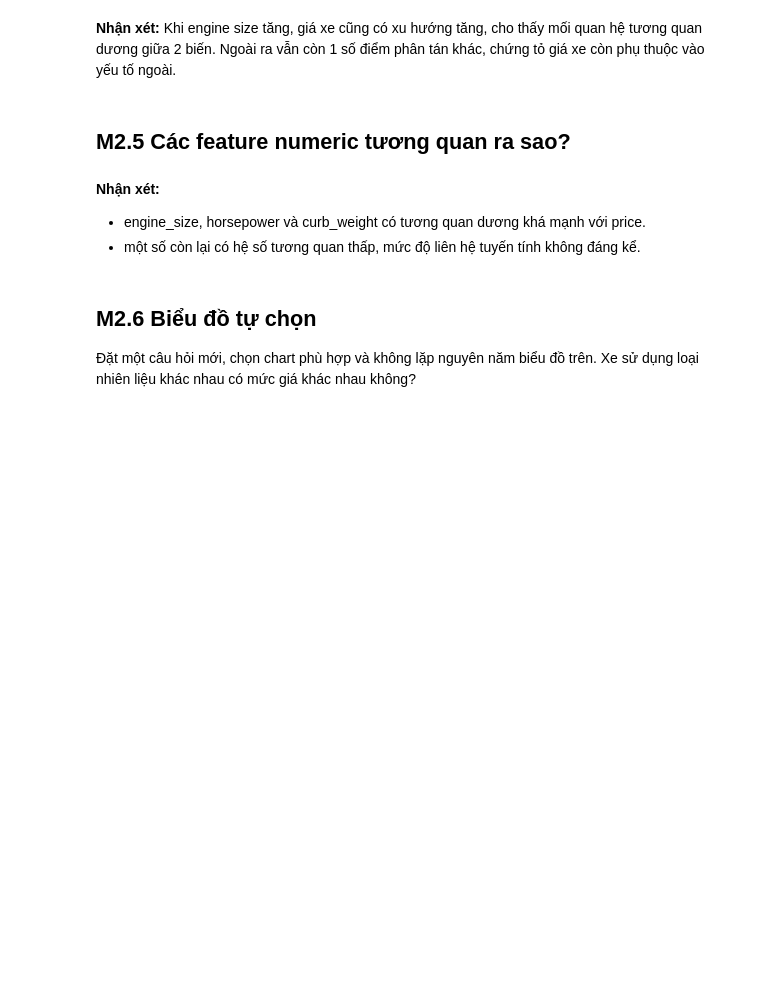
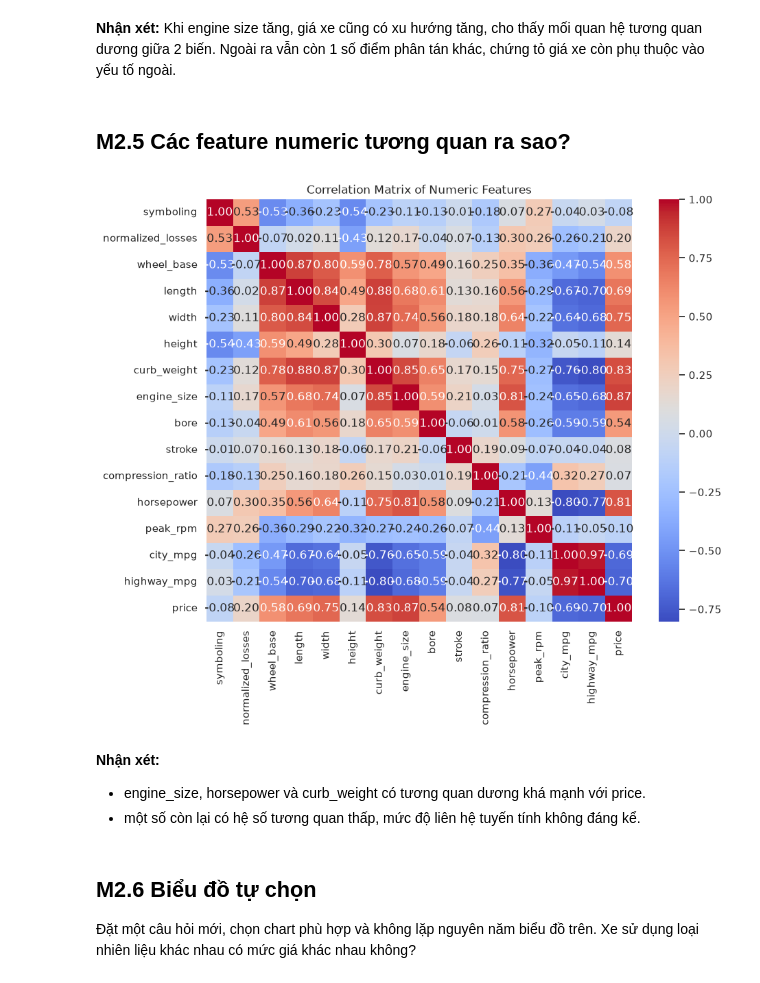
Before and after one commit to thao-cpu/mliot-pyml-2026-hw, a Jupyter notebook: week02/numpy-pandas-eda-hw/LeNguyenLoanThaoBaiTapVeNha4.ipynb, the cells around one changed output. Drawn from its saved outputs; the diff is of its cells as text; code cells hidden in the pictures; blank space fills up the shorter version.

```diff
--- a/week02/numpy-pandas-eda-hw/LeNguyenLoanThaoBaiTapVeNha4.ipynb
+++ b/week02/numpy-pandas-eda-hw/LeNguyenLoanThaoBaiTapVeNha4.ipynb
@@ -351,15 +370,17 @@ Ngoài ra vẫn còn 1 số điểm phân tán khác, chứng tỏ giá xe còn
 # %%
 # TODO M2.5: correlation heatmap
 plt.figure(figsize=(10,8))
-corr= df.select_dtypes(include=np.number).corr()
+corr= df_clean.select_dtypes(include=np.number).corr()
 sns.heatmap(
     corr,
     annot=True,
     cmap='coolwarm',
     fmt='.2f'
 )
 plt.title('Correlation Matrix of Numeric Features')
 plt.show()
+# %% [output]
+[figure, added]
 # %% [markdown]
 **Nhận xét:**
 - engine_size, horsepower và curb_weight có tương quan dương khá mạnh với price.
```
Also changed, not shown: parts of 17 cells of this notebook.
